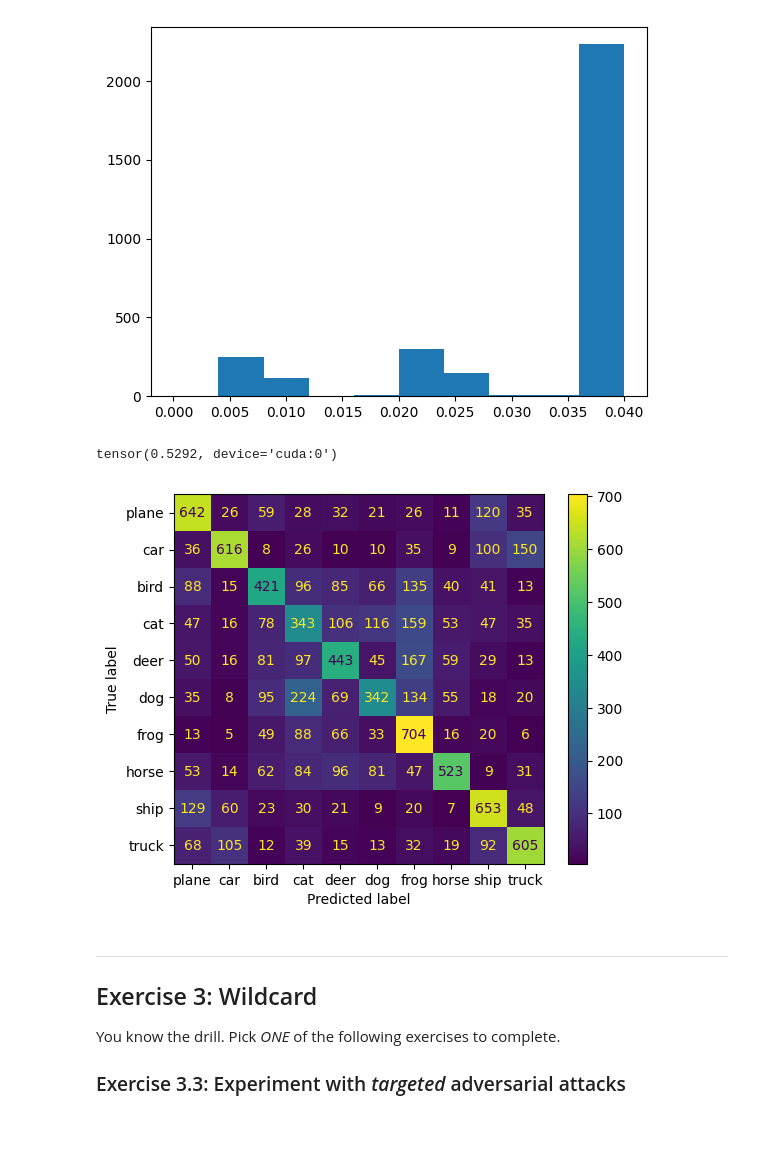
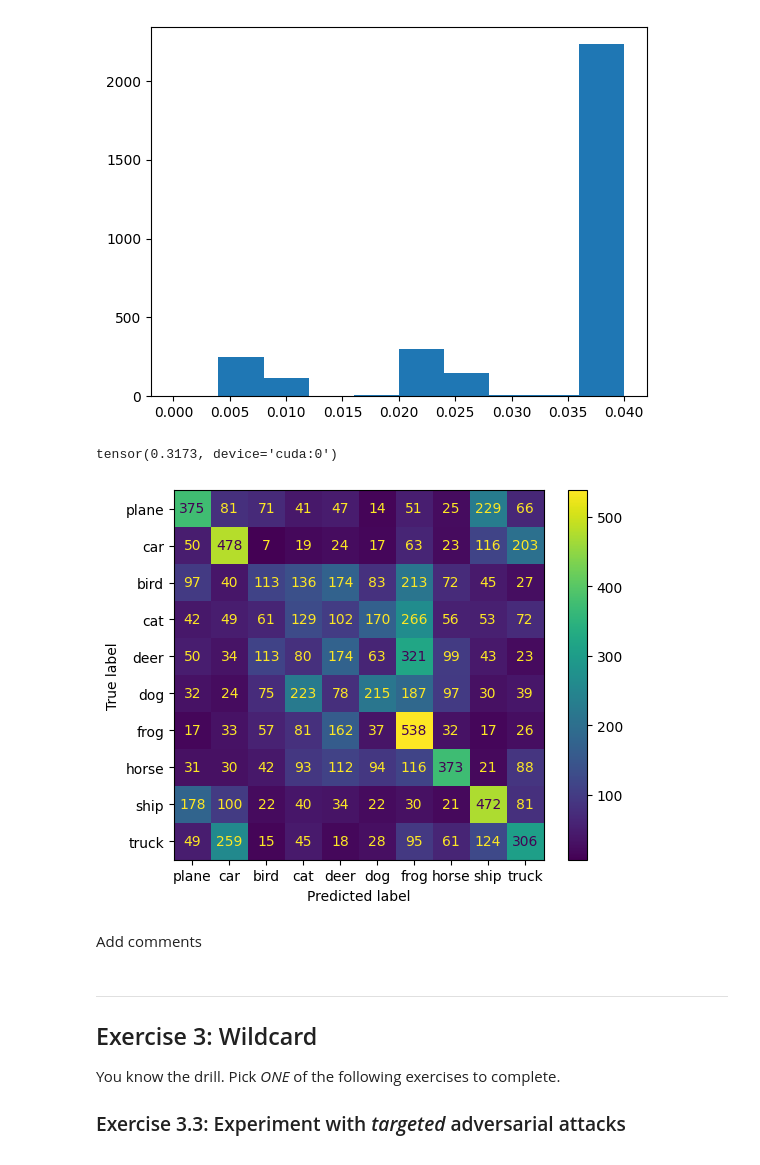
Before and after one commit to Sossio699/DLA, a Jupyter notebook: Lab4/Lab4_OOD.ipynb, the cells around one changed output. Saved outputs shown, nothing was run; the diff lists cells and outputs as text; code cells hidden in the pictures; blank space fills up the shorter version.

```diff
--- a/Lab4/Lab4_OOD.ipynb
+++ b/Lab4/Lab4_OOD.ipynb
@@ -691,7 +731,7 @@ for it, data in  enumerate(dl_test):
     x, _ = fgsm.attack(x, y, model_adv)
     x, y = x.to(device), y.to(device)
 
-    yp = model(x)
+    yp = model_adv(x)
     y_pred.append(yp.argmax(1))
     y_gt.append(y)
 
@@ -750,7 +794,7 @@ for it, data in  enumerate(dl_test):
     x, _ = fgsm.attack(x, y, model_adv)
     x, y = x.to(device), y.to(device)
 
-    yp = model(x)
+    yp = model_adv(x)
     y_pred.append(yp.argmax(1))
     y_gt.append(y)
 
@@ -813,7 +861,7 @@ for it, data in  enumerate(dl_test):
     x, y = data
     x, y = x.to(device), y.to(device)
 
-    yp = model(x)
+    yp = model_adv(x)
     y_pred.append(yp.argmax(1))
     y_gt.append(y)
 
@@ -929,7 +1002,7 @@ for it, data in  enumerate(dl_test):
     x, _ = fgsm.attack(x, y, model_adv)
     x, y = x.to(device), y.to(device)
 
-    yp = model(x)
+    yp = model_adv(x)
     y_pred.append(yp.argmax(1))
     y_gt.append(y)
 
@@ -981,32 +1058,34 @@ Histogram with the difference of the two images on a pixel level
 # %%
 # Test the model on attacked test images
 model_adv.eval()
 y_gt, y_pred = [], []
 for it, data in  enumerate(dl_test):
     x, y = data
     # Attack the images before feeding them to the model
     x, _ = fgsm.attack(x, y, model_adv)
     x, y = x.to(device), y.to(device)
 
-    yp = model(x)
+    yp = model_adv(x)
     y_pred.append(yp.argmax(1))
     y_gt.append(y)
 
 #print(y_pred.shape)
 
 y_pred_t = torch.cat(y_pred)
 y_gt_t = torch.cat(y_gt)
 
 accuracy = sum(y_pred_t == y_gt_t)/len(y_pred_t)
 print(accuracy)
 
 cm = metrics.confusion_matrix(y_gt_t.cpu(), y_pred_t.cpu())
 disp = metrics.ConfusionMatrixDisplay(cm, display_labels=classes)
 disp.plot()
 plt.show()
 # %% [output]
-tensor(0.5292, device='cuda:0')
+tensor(0.3173, device='cuda:0')
-[figure, old version]
+[figure, new version]
+# %% [markdown]
+Add comments
 # %% [markdown]
 ---
 ## Exercise 3: Wildcard
```
Also changed, not shown: parts of 92 cells of this notebook.
